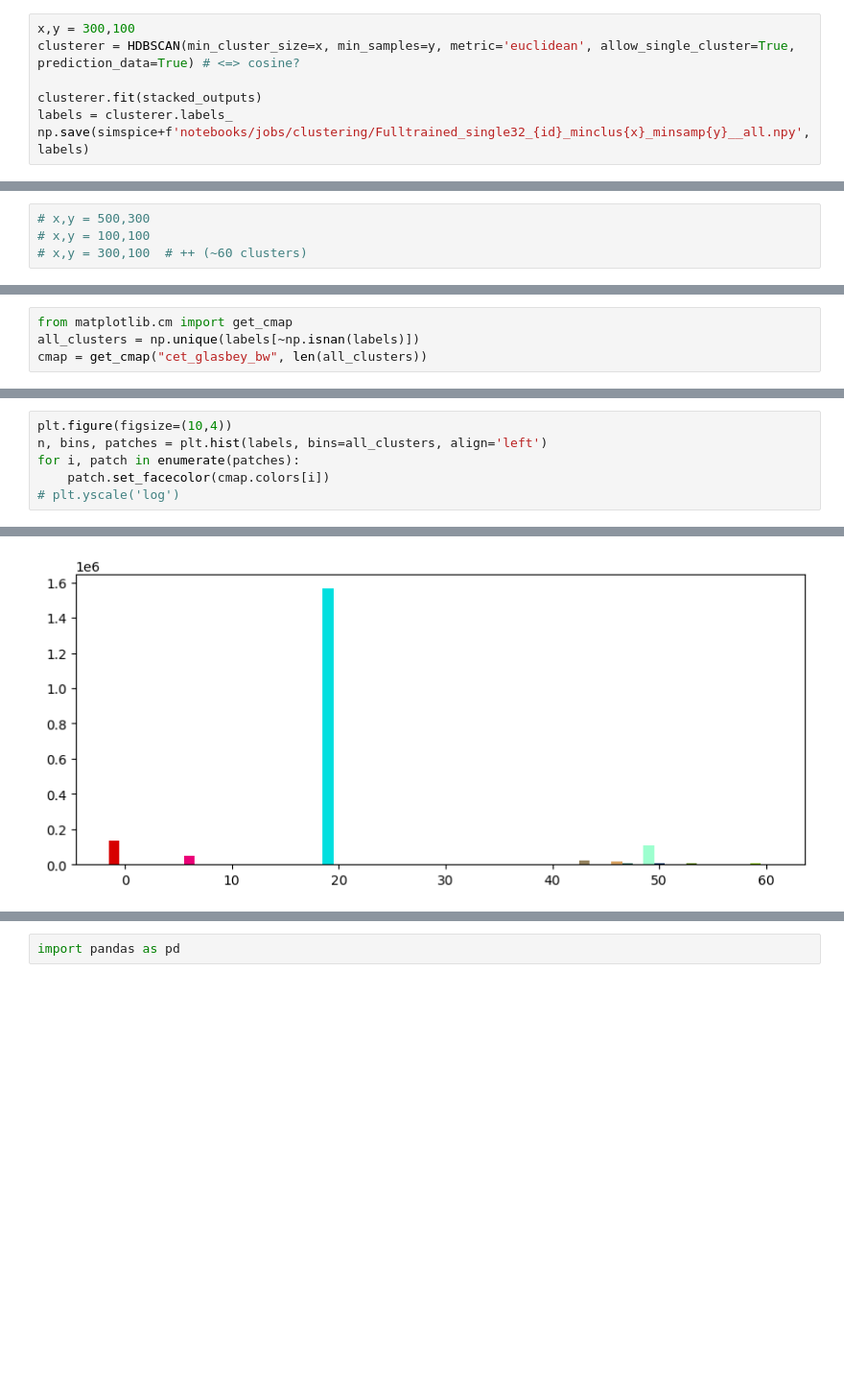
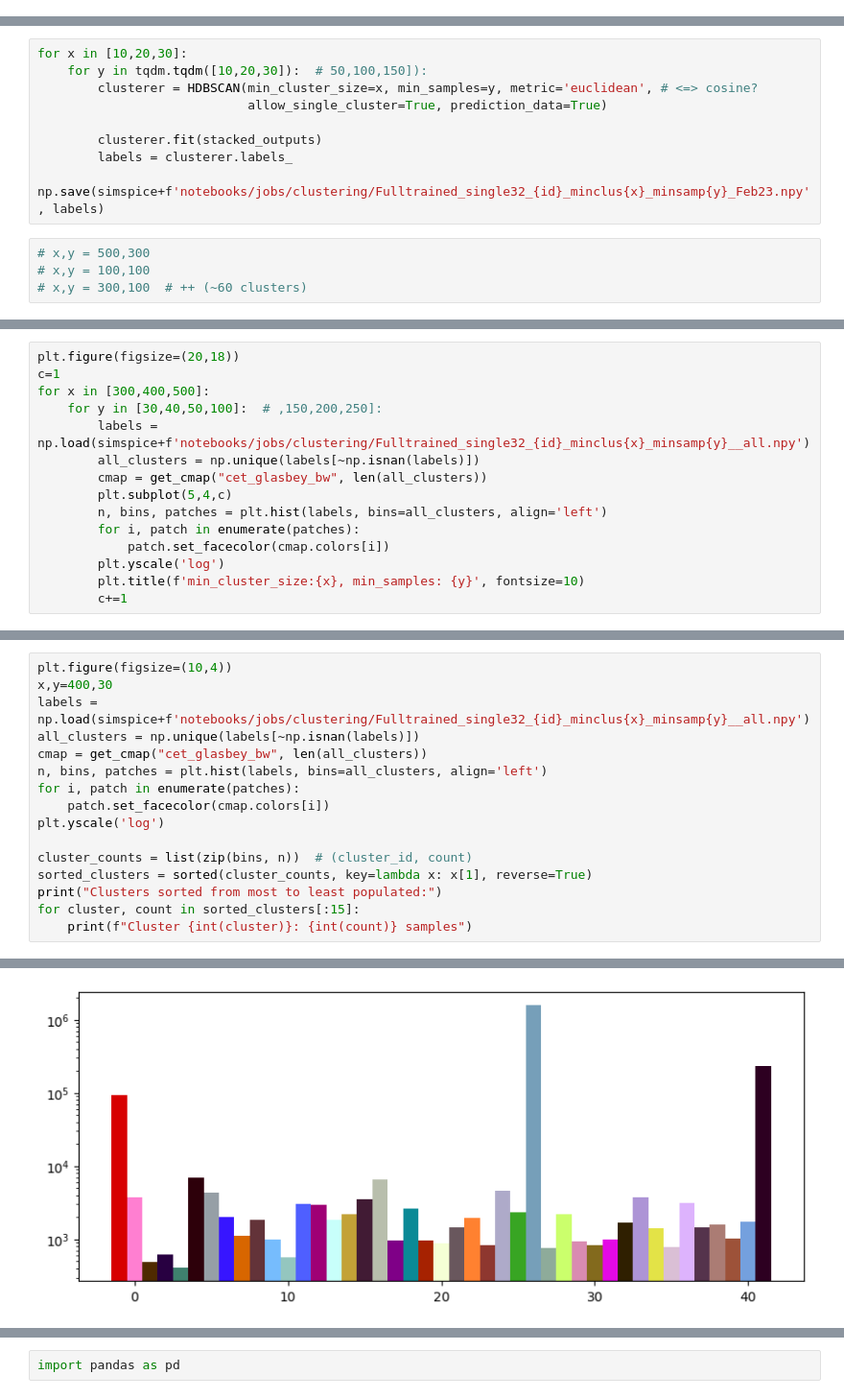
Before and after one commit to taniavsn/SimSPICE, a Jupyter notebook: notebooks/clustering_NeMg_all.ipynb, the cells around one changed output, grey strips where cells are left out. Shown at 96% size. Saved outputs shown, nothing was run; the diff lists cells and outputs as text; blank space fills up the shorter version.

```diff
--- a/notebooks/clustering_NeMg_all.ipynb
+++ b/notebooks/clustering_NeMg_all.ipynb
@@ -54,7 +53,0 @@ stacked_outputs = np.load(simspice+f'notebooks/jobs/model_outputs/stacked_output
-# %%
-x,y = 300,100
-clusterer = HDBSCAN(min_cluster_size=x, min_samples=y, metric='euclidean', allow_single_cluster=True, prediction_data=True) # <=> cosine?
-
-clusterer.fit(stacked_outputs)
-labels = clusterer.labels_
-np.save(simspice+f'notebooks/jobs/clustering/Fulltrained_single32_{id}_minclus{x}_minsamp{y}__all.npy', labels)
@@ -61,3 +56,12 @@ np.save(simspice+f'notebooks/jobs/clustering/Fulltrained_single32_{id}_minclus{x
+# %%
+for x in [10,20,30]:
+    for y in tqdm.tqdm([10,20,30]):  # 50,100,150]):
+        clusterer = HDBSCAN(min_cluster_size=x, min_samples=y, metric='euclidean', # <=> cosine?
+                            allow_single_cluster=True, prediction_data=True)
+
+        clusterer.fit(stacked_outputs)
+        labels = clusterer.labels_
+        np.save(simspice+f'notebooks/jobs/clustering/Fulltrained_single32_{id}_minclus{x}_minsamp{y}_Feb23.npy', labels)
 # %%
 # x,y = 500,300
 # x,y = 100,100
@@ -89,4 +138,15 @@ plt.show()
 # %%
-from matplotlib.cm import get_cmap
-all_clusters = np.unique(labels[~np.isnan(labels)])
-cmap = get_cmap("cet_glasbey_bw", len(all_clusters))
+plt.figure(figsize=(20,18))
+c=1
+for x in [300,400,500]:
+    for y in [30,40,50,100]:  # ,150,200,250]:
+        labels = np.load(simspice+f'notebooks/jobs/clustering/Fulltrained_single32_{id}_minclus{x}_minsamp{y}__all.npy')
+        all_clusters = np.unique(labels[~np.isnan(labels)])
+        cmap = get_cmap("cet_glasbey_bw", len(all_clusters))
+        plt.subplot(5,4,c)
+        n, bins, patches = plt.hist(labels, bins=all_clusters, align='left')
+        for i, patch in enumerate(patches):
+            patch.set_facecolor(cmap.colors[i])
+        plt.yscale('log')
+        plt.title(f'min_cluster_size:{x}, min_samples: {y}', fontsize=10)
+        c+=1
@@ -93,7 +155,17 @@ cmap = get_cmap("cet_glasbey_bw", len(all_clusters))
 # %%
 plt.figure(figsize=(10,4))
+x,y=400,30
+labels = np.load(simspice+f'notebooks/jobs/clustering/Fulltrained_single32_{id}_minclus{x}_minsamp{y}__all.npy')
+all_clusters = np.unique(labels[~np.isnan(labels)])
+cmap = get_cmap("cet_glasbey_bw", len(all_clusters))
 n, bins, patches = plt.hist(labels, bins=all_clusters, align='left')
 for i, patch in enumerate(patches):
     patch.set_facecolor(cmap.colors[i])
-# plt.yscale('log')
+plt.yscale('log')
+
+cluster_counts = list(zip(bins, n))  # (cluster_id, count)
+sorted_clusters = sorted(cluster_counts, key=lambda x: x[1], reverse=True)
+print("Clusters sorted from most to least populated:")
+for cluster, count in sorted_clusters[:15]:
+    print(f"Cluster {int(cluster)}: {int(count)} samples")
 # %% [output]
@@ -100,2 +188,2 @@ for i, patch in enumerate(patches):
-[figure, old version]
+[figure, new version]
 # %%
```
Also changed, not shown: parts of 27 cells of this notebook, 5 other files.
